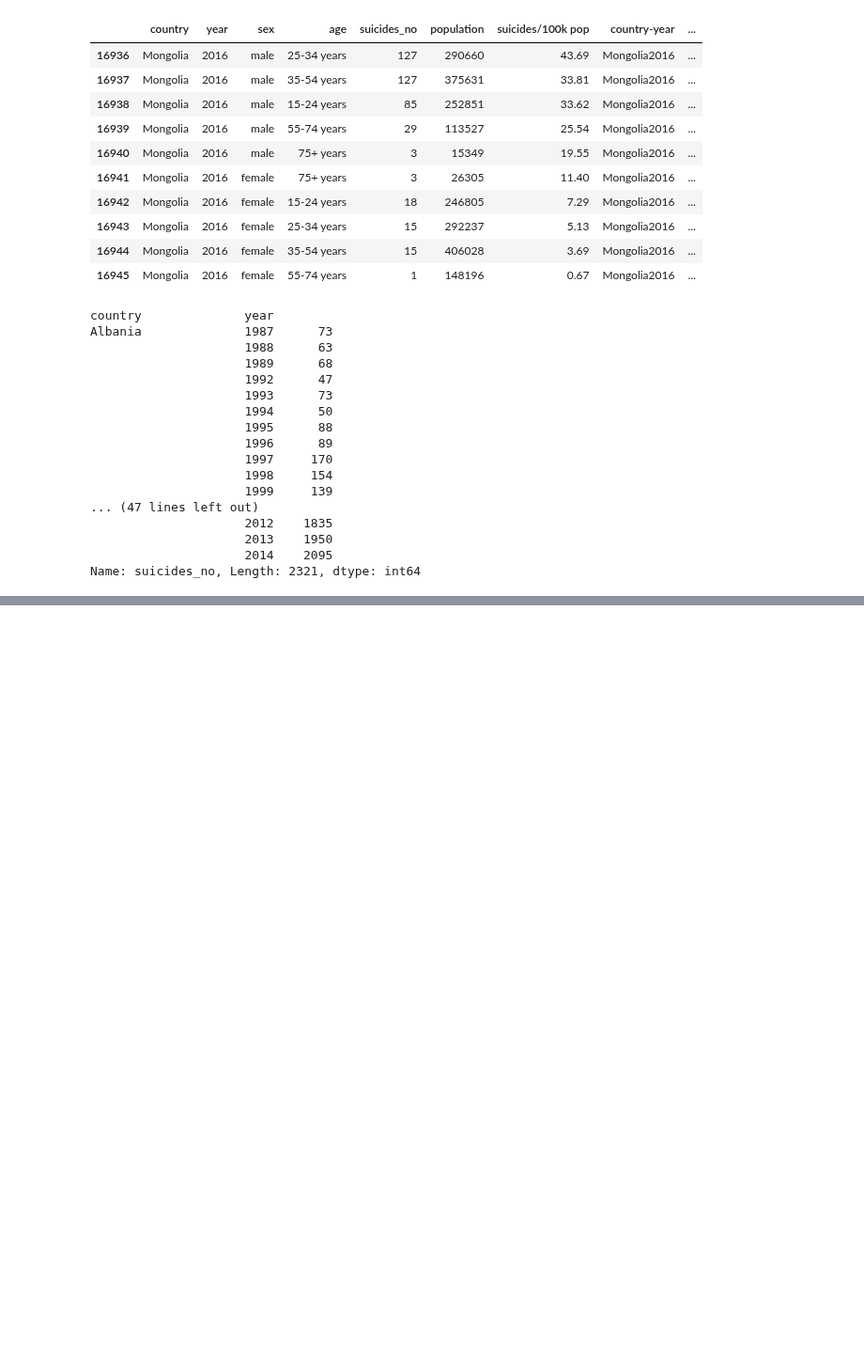
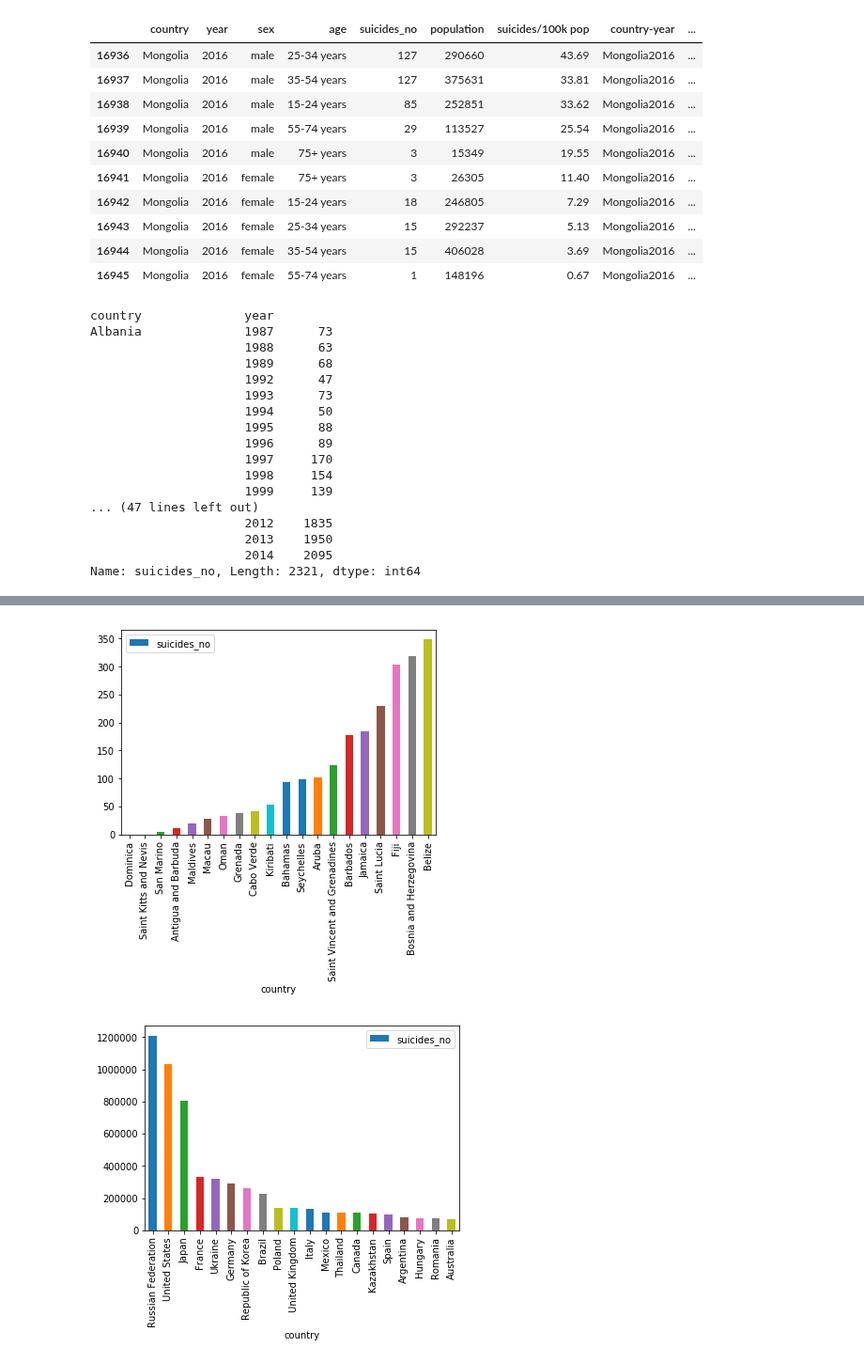
Before and after one commit to rajeevsingh717/Suicide_data_exploratory_analysis, a Jupyter notebook: Suicide_data_exploratory_analysis.ipynb, the cells around one changed output, grey strips where cells are left out. Shown at 94% size. Saved outputs shown, nothing was run; the diff lists cells and outputs as text; code cells hidden in the pictures; blank space fills up the shorter version.

```diff
--- a/Suicide_data_exploratory_analysis.ipynb
+++ b/Suicide_data_exploratory_analysis.ipynb
@@ -132,0 +140,9 @@ sui.groupby(['year'])['suicides_no'].sum().reset_index().plot(kind="scatter",x="
+# %%
+sui.groupby(['country'])['suicides_no'].sum().reset_index().sort_values(by=['suicides_no']).head(20).plot(kind="bar",x="country",y="suicides_no")
+## country wise Suicide count in ascending order(first 20)
+sui.groupby(['country'])['suicides_no'].sum().reset_index().sort_values(by='suicides_no', ascending=False).head(20).plot(kind="bar",x="country",y="suicides_no")
+## country wise Suicide count in descending order(first 20)
+plt.show()
+# %% [output]
+[figure, added]
+[figure, added]
```
Also changed, not shown: parts of 5 cells of this notebook.
